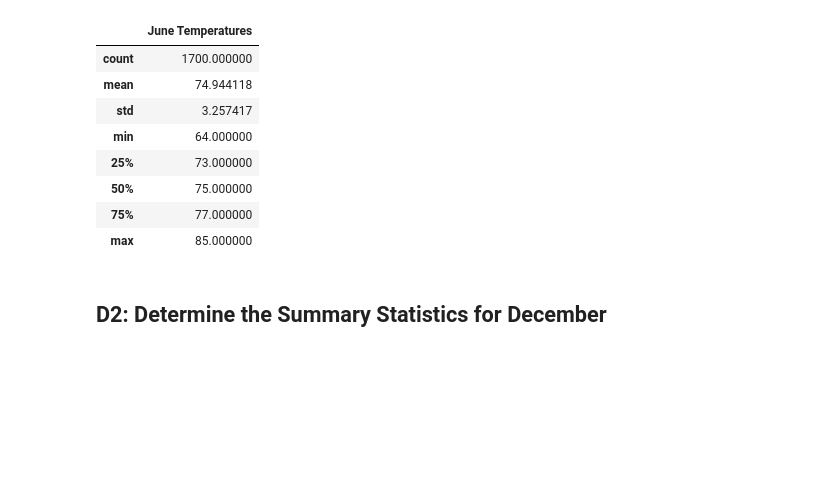
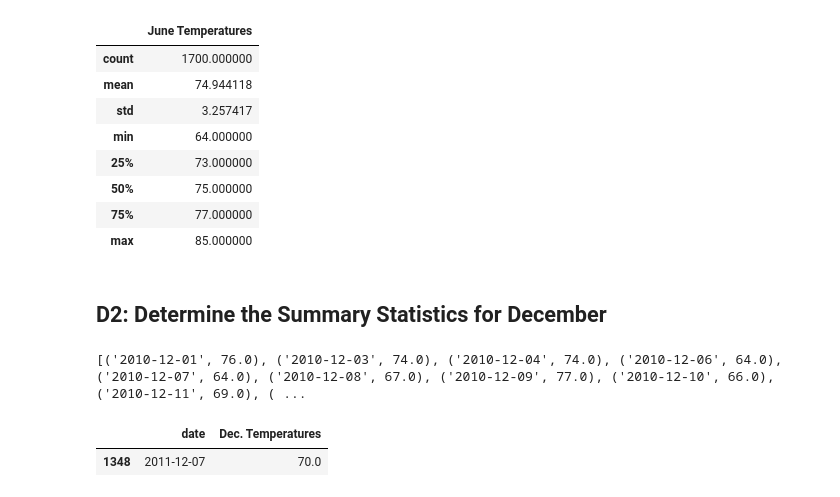
Before and after one commit to izzyd24/surfs_up, a Jupyter notebook: SurfsUp_Challenge.ipynb, the cells around one changed output. Cells and saved outputs as stored; diff of their text form; code cells hidden in the pictures; blank space fills up the shorter version.

```diff
--- a/SurfsUp_Challenge.ipynb
+++ b/SurfsUp_Challenge.ipynb
@@ -80,4 +80,10 @@ surf_june_df.describe()
 # %% [markdown]
 ## D2: Determine the Summary Statistics for December
 # %%
-# 6. Write a query that filters the Measurement table to retrieve the temperatures for the month of December.
+# combining steps 6 and 7 as one
+# 6/7. Write a query that filters the Measurement table to retrieve the temperatures for the month of December + to list
+surfing_dec = session.query(Measurement.date, Measurement.tobs).\
+    filter(extract('month', Measurement.date)==12).all()
+print(surfing_dec)
+# %% [output]
+[('2010-12-01', 76.0), ('2010-12-03', 74.0), ('2010-12-04', 74.0), ('2010-12-06', 64.0), ('2010-12-07', 64.0), ('2010-12-08', 67.0), ('2010-12-09', 77.0), ('2010-12-10', 66.0), ('2010-12-11', 69.0), ( ...
@@ -86,2 +90,7 @@ surf_june_df.describe()
 # %%
 # 8. Create a DataFrame from the list of temperatures for the month of December.
+surf_dec_df = pd.DataFrame(surfing_dec, columns=['date', 'Dec. Temperatures'])
+surf_dec_df.sample()
+# %% [output]
+|  | date | Dec. Temperatures |
+| 1348 | 2011-12-07 | 70.0 |
```
Also changed, not shown: parts of 3 cells of this notebook.
